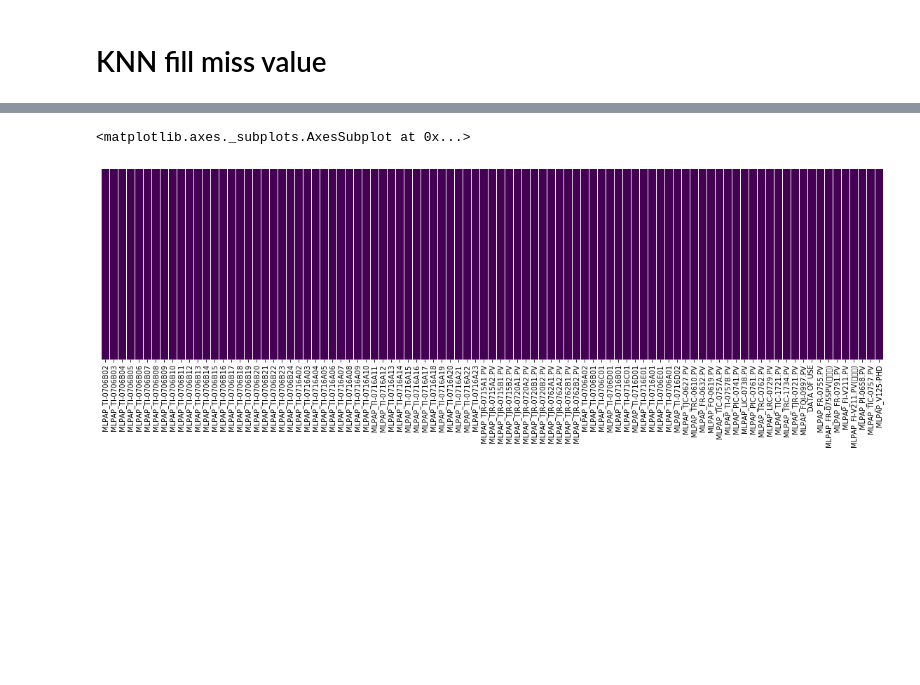
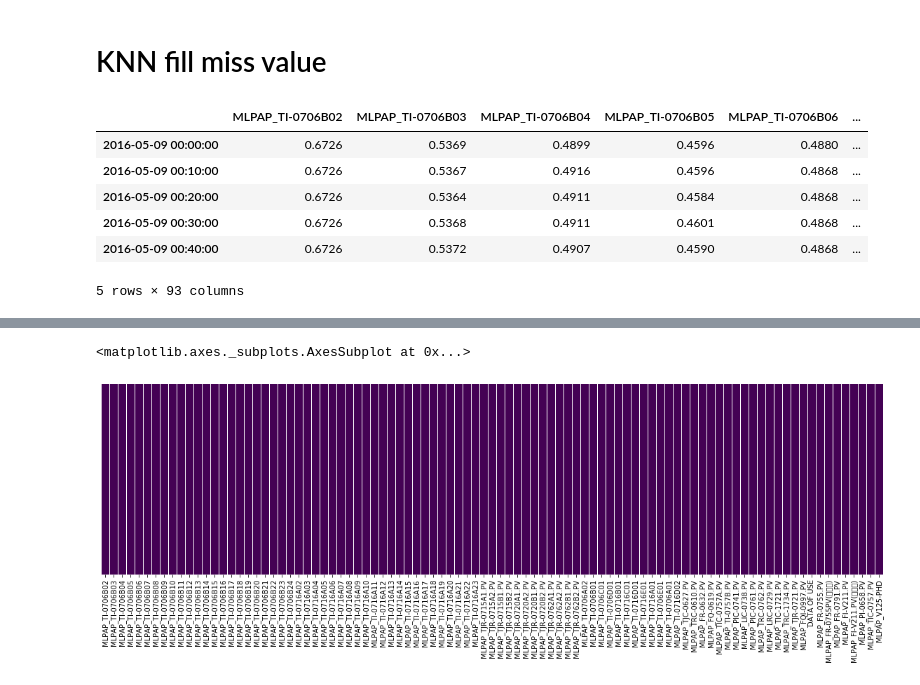
Before and after one commit to skywalker0803r/pa, a Jupyter notebook: DataCleaning.ipynb, the cells around one changed output, grey strips where cells are left out. Cells and saved outputs as stored; diff of their text form; code cells hidden in the pictures; blank space fills up the shorter version.

```diff
--- a/DataCleaning.ipynb
+++ b/DataCleaning.ipynb
@@ -45,0 +77,2 @@ df['DATA OF USE'] = df['DATA OF USE'].dropna().apply(f)
+# %%
+df['DATA OF USE'] = df['DATA OF USE'].apply(lambda x:str(x).split('*')[1])
@@ -46,7 +97,11 @@ df['DATA OF USE'] = df['DATA OF USE'].dropna().apply(f)
 # %% [markdown]
 # to_numeric
+# %%
+df = df.replace("[-11059] No Good Data For Calculation",np.nan)
+# %%
+df = df.replace("Scan Off",np.nan)
 # %%
 for col in tqdm(df.columns):
-    df[col] = pd.to_numeric(df[col],errors='coerce')
+    df[col] = pd.to_numeric(df[col])
 print(df.dtypes)
 # %% [output]
@@ -144,5 +264,18 @@ CORR
 # %% [markdown]
 # KNN fill miss value
+# %%
+sc = StandardScaler()
+df[:] = sc.fit_transform(df[:])
+df = df.apply(lambda x:round(x,4))
+df.head()
+# %% [output]
+|  | MLPAP_TI-0706B02 | MLPAP_TI-0706B03 | MLPAP_TI-0706B04 | MLPAP_TI-0706B05 | MLPAP_TI-0706B06 | ... |
+| 2016-05-09 00:00:00 | 0.6726 | 0.5369 | 0.4899 | 0.4596 | 0.4880 | ... |
+| 2016-05-09 00:10:00 | 0.6726 | 0.5367 | 0.4916 | 0.4596 | 0.4868 | ... |
+| 2016-05-09 00:20:00 | 0.6726 | 0.5364 | 0.4911 | 0.4584 | 0.4868 | ... |
+| 2016-05-09 00:30:00 | 0.6726 | 0.5368 | 0.4911 | 0.4601 | 0.4868 | ... |
+| 2016-05-09 00:40:00 | 0.6726 | 0.5372 | 0.4907 | 0.4590 | 0.4868 | ... |
+5 rows × 93 columns
 # %%
 from sklearn.impute import KNNImputer
 
```
Also changed, not shown: parts of 35 cells of this notebook.
